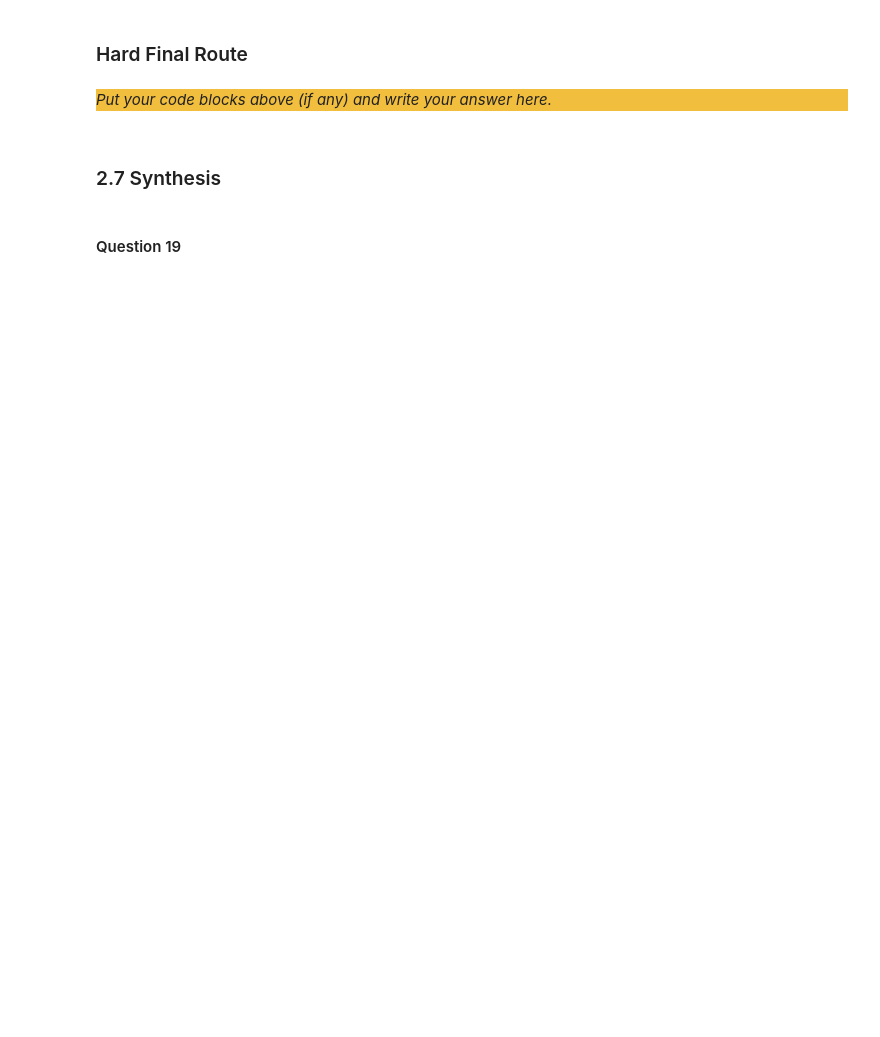
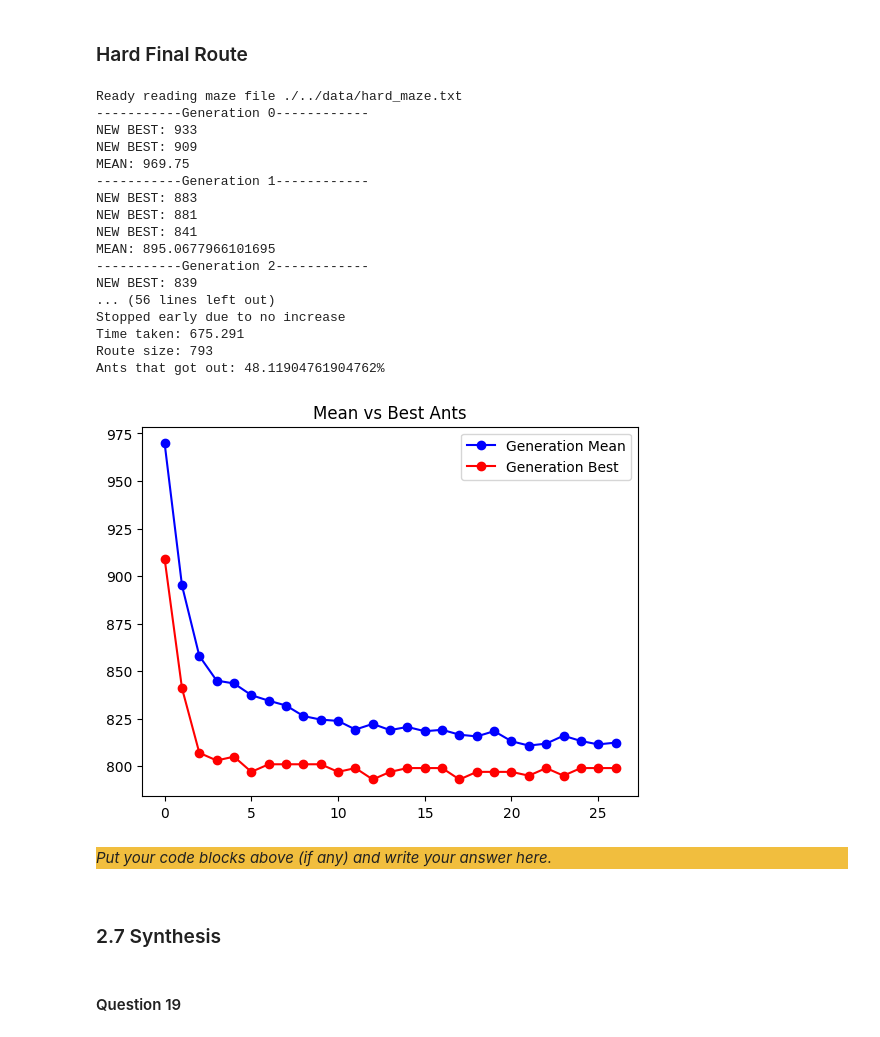
Before and after one commit to Nepthy5/Assignment_2, a Jupyter notebook: src/Main.ipynb, the cells around one changed output. Saved outputs shown, nothing was run; the diff lists cells and outputs as text; code cells hidden in the pictures; blank space fills up the shorter version.

```diff
--- a/src/Main.ipynb
+++ b/src/Main.ipynb
@@ -1698,25 +1787,44 @@ test_hyperparams(aco, "medium")
 # %%
 # Please keep your parameters for the ACO easily changeable here
 gen = 150 # ants per generation
 no_gen = 50 # nr of generations
-q = 2500
-evap = 0.15
-step_scale_factor = 10
-pheromone_exp = 2.2
-heuristic_exp = 1
-patience = 10
+q = 22000
+evap = 0.3
+step_scale_factor = 5
+pheromone_exp = 3.5
+heuristic_exp = 1.3
+patience = 15
 threshold = 0
-init_pheromones = 0.01
+init_pheromones = 0.001
 
 # Construct the optimization objects
 maze = Maze.create_maze("./../data/hard_maze.txt", init_pheromones)
 spec = PathSpecification.read_coordinates("./../data/hard_coordinates.txt")
 
 max_steps = maze.width * maze.length * step_scale_factor
 
-aco = IntelligentAntColonyOptimization(maze, gen, no_gen, q, evap, max_steps, patience, threshold)
+aco = IntelligentAntColonyOptimization(maze, gen, no_gen, q, evap, max_steps, patience, threshold, pheromone_exp, heuristic_exp)
 
 test_hyperparams(aco, "hard")
+# %% [output]
+Ready reading maze file ./../data/hard_maze.txt
+-----------Generation 0------------
+NEW BEST: 933
+NEW BEST: 909
+MEAN: 969.75
+-----------Generation 1------------
+NEW BEST: 883
+NEW BEST: 881
+NEW BEST: 841
+MEAN: 895.0677966101695
+-----------Generation 2------------
+NEW BEST: 839
+... (56 lines left out)
+Stopped early due to no increase
+Time taken: 675.291
+Route size: 793
+Ants that got out: 48.11904761904762%
+[figure, added]
 # %% [markdown]
 <div style="background-color:#f1be3e">
 
```
Also changed, not shown: parts of 43 cells of this notebook, 4 other files.
